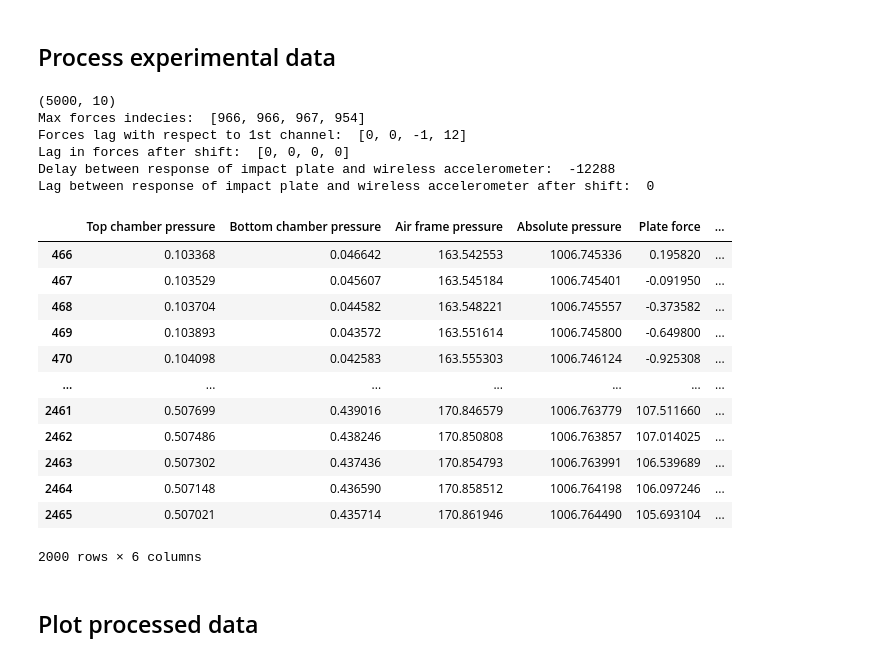
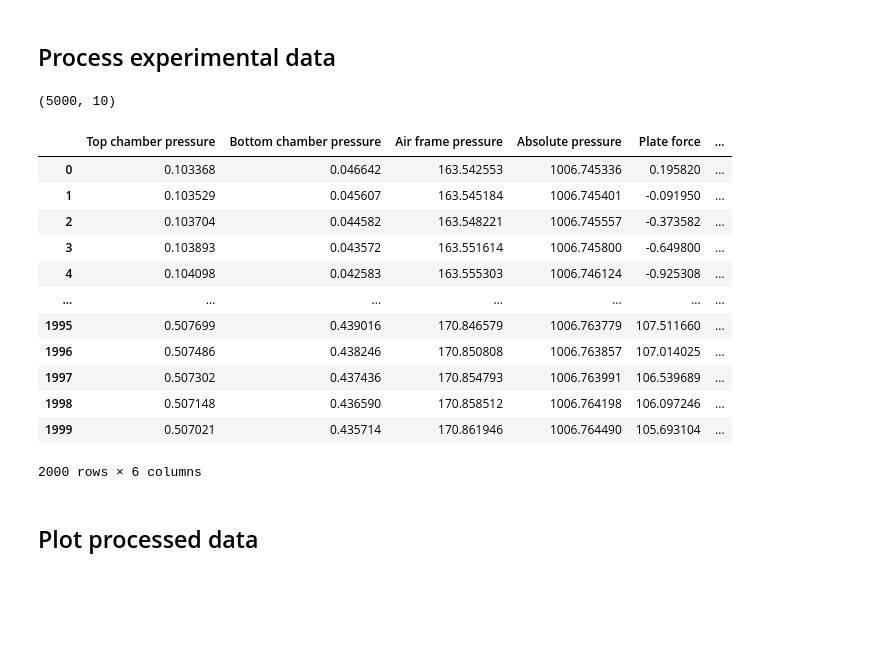
Before and after one commit to Diodak92/Adaptive-Air-Cushion, a Jupyter notebook: experimental_results_for_adaptive_air_caution.ipynb, the cells around one changed output. Cells and saved outputs as stored; diff of their text form; code cells hidden in the pictures; blank space fills up the shorter version.

Commit message:
Fixed bug in indexing CSV files

```diff
--- a/experimental_results_for_adaptive_air_caution.ipynb
+++ b/experimental_results_for_adaptive_air_caution.ipynb
@@ -202,7 +202,7 @@ def plot_raw_data(filename):
         axs1[i].plot(crio_data[col_names[i]], label='raw')
         axs1[i].plot(filtered_data[col_names[i]], label='filtered')
         axs1[i].legend()
-        axs1[i].set_xlim(500, 3000)
+        axs1[i].set_xlim(500, 1500)
         axs1[i].set_xlabel('sample')
         axs1[i].set_ylabel(y_labels[i])
     #axs1[2].set_ylim(160, 200)
@@ -215,7 +215,7 @@ def plot_raw_data(filename):
     for i in range(4):
         axs2[i].plot(crio_data['Force {}'.format(i+1)], label='raw')
         axs2[i].plot(filtered_data['Force {}'.format(i+1)], label = 'filtered')
-        axs2[i].set_xlim(500, 2000)
+        axs2[i].set_xlim(500, 1500)
         axs2[i].set_xlabel('sample')
         axs2[i].set_ylabel('Force {} [N]'.format(i+1))
         axs2[i].legend()
@@ -272,7 +272,7 @@ h1500_m10_vc_1
 def process_exp_dat(filename, req_sig_len = 2000):
 
     # load and filter data
-    filtered_data = filter_data(filename)
+    filtered_data = filter_data(filename);
 
     # define column names
     col_names = ['Top chamber pressure',
@@ -299,8 +299,8 @@ def process_exp_dat(filename, req_sig_len = 2000):
         # compute lag for forces
         forces_lag.append(forces_max_val_index[0]-forces_max_val_index[i])
 
-    print('Max forces indecies: ', forces_max_val_index)
-    print('Forces lag with respect to 1st channel: ', forces_lag)
+    # print('Max forces indecies: ', forces_max_val_index)
+    # print('Forces lag with respect to 1st channel: ', forces_lag)
 
     # remove lag
     for i in range(len(forces_lag)):
@@ -315,56 +315,51 @@ def process_exp_dat(filename, req_sig_len = 2000):
         forces_max_val_index.append(np.argmax(filtered_data['Force {}'.format(i+1)]))
         # compute lag for forces
         forces_lag.append(forces_max_val_index[0]-forces_max_val_index[i])
-    print('Lag in forces after shift: ', forces_lag)
+    # print('Lag in forces after shift: ', forces_lag)
 
     # sum forces from all channels
     processed_data['Plate force'] = filtered_data.iloc[:, 4:8].sum(axis=1)
 
     # calculate magnitude of a three dimensional acceleration vector
     processed_data['ACCL'] = np.sqrt(np.sum(np.power(filtered_data.iloc[:, 8:], 2), axis=1))
 
     # remove static offset from acceleration vector
     g = 9.81 # true G value
     accl_offset = processed_data['ACCL'][100:2100].mean() - g
     processed_data['ACCL'] =  processed_data['ACCL'].subtract(accl_offset)
 
     # compute lag between force and acceleration
     plate_accl_lag = np.argmax(processed_data['Plate force']) - np.argmax(processed_data['ACCL'])
-    print('Delay between response of impact plate and wireless accelerometer: ', plate_accl_lag)
+    # print('Delay between response of impact plate and wireless accelerometer: ', plate_accl_lag)
 
     # remove lag for wireless accelerometer
     processed_data['ACCL'] = processed_data['ACCL'].shift(periods = plate_accl_lag, axis=0)
 
     # check if lag has been resolved
     plate_accl_lag = np.argmax(processed_data['Plate force']) - np.argmax(processed_data['ACCL'])
-    print('Lag between response of impact plate and wireless accelerometer after shift: ', plate_accl_lag)
+    # print('Lag between response of impact plate and wireless accelerometer after shift: ', plate_accl_lag)
 
-    # get peak for of force and trim data
+    # get peak for force and trim data
     force_peak_idx = np.argmax(processed_data['Plate force'])
     processed_data = processed_data[:][force_peak_idx - (req_sig_len // 4) : force_peak_idx + 3*(req_sig_len // 4)]
 
-    return processed_data
+    return processed_data.reset_index(drop = True)
 
 process_exp_dat('h3500_m10_vc_1')
 # %% [output]
 (5000, 10)
-Max forces indecies:  [966, 966, 967, 954]
-Forces lag with respect to 1st channel:  [0, 0, -1, 12]
-Lag in forces after shift:  [0, 0, 0, 0]
-Delay between response of impact plate and wireless accelerometer:  -12288
-Lag between response of impact plate and wireless accelerometer after shift:  0
 |  | Top chamber pressure | Bottom chamber pressure | Air frame pressure | Absolute pressure | Plate force | ... |
-| 466 | 0.103368 | 0.046642 | 163.542553 | 1006.745336 | 0.195820 | ... |
-| 467 | 0.103529 | 0.045607 | 163.545184 | 1006.745401 | -0.091950 | ... |
-| 468 | 0.103704 | 0.044582 | 163.548221 | 1006.745557 | -0.373582 | ... |
-| 469 | 0.103893 | 0.043572 | 163.551614 | 1006.745800 | -0.649800 | ... |
-| 470 | 0.104098 | 0.042583 | 163.555303 | 1006.746124 | -0.925308 | ... |
+| 0 | 0.103368 | 0.046642 | 163.542553 | 1006.745336 | 0.195820 | ... |
+| 1 | 0.103529 | 0.045607 | 163.545184 | 1006.745401 | -0.091950 | ... |
+| 2 | 0.103704 | 0.044582 | 163.548221 | 1006.745557 | -0.373582 | ... |
+| 3 | 0.103893 | 0.043572 | 163.551614 | 1006.745800 | -0.649800 | ... |
+| 4 | 0.104098 | 0.042583 | 163.555303 | 1006.746124 | -0.925308 | ... |
 | ... | ... | ... | ... | ... | ... | ... |
-| 2461 | 0.507699 | 0.439016 | 170.846579 | 1006.763779 | 107.511660 | ... |
-| 2462 | 0.507486 | 0.438246 | 170.850808 | 1006.763857 | 107.014025 | ... |
-| 2463 | 0.507302 | 0.437436 | 170.854793 | 1006.763991 | 106.539689 | ... |
-| 2464 | 0.507148 | 0.436590 | 170.858512 | 1006.764198 | 106.097246 | ... |
-| 2465 | 0.507021 | 0.435714 | 170.861946 | 1006.764490 | 105.693104 | ... |
+| 1995 | 0.507699 | 0.439016 | 170.846579 | 1006.763779 | 107.511660 | ... |
+| 1996 | 0.507486 | 0.438246 | 170.850808 | 1006.763857 | 107.014025 | ... |
+| 1997 | 0.507302 | 0.437436 | 170.854793 | 1006.763991 | 106.539689 | ... |
+| 1998 | 0.507148 | 0.436590 | 170.858512 | 1006.764198 | 106.097246 | ... |
+| 1999 | 0.507021 | 0.435714 | 170.861946 | 1006.764490 | 105.693104 | ... |
 2000 rows × 6 columns
 # %% [markdown]
 ## Plot processed data
```
Also changed, not shown: parts of 8 cells of this notebook, 25 other files.
